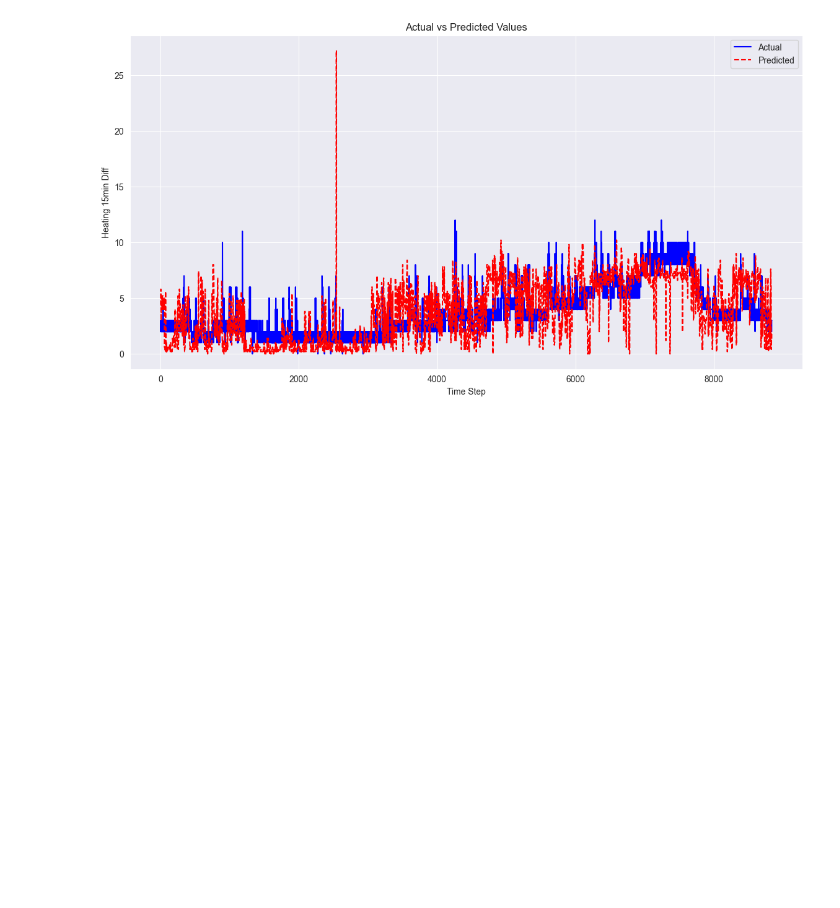
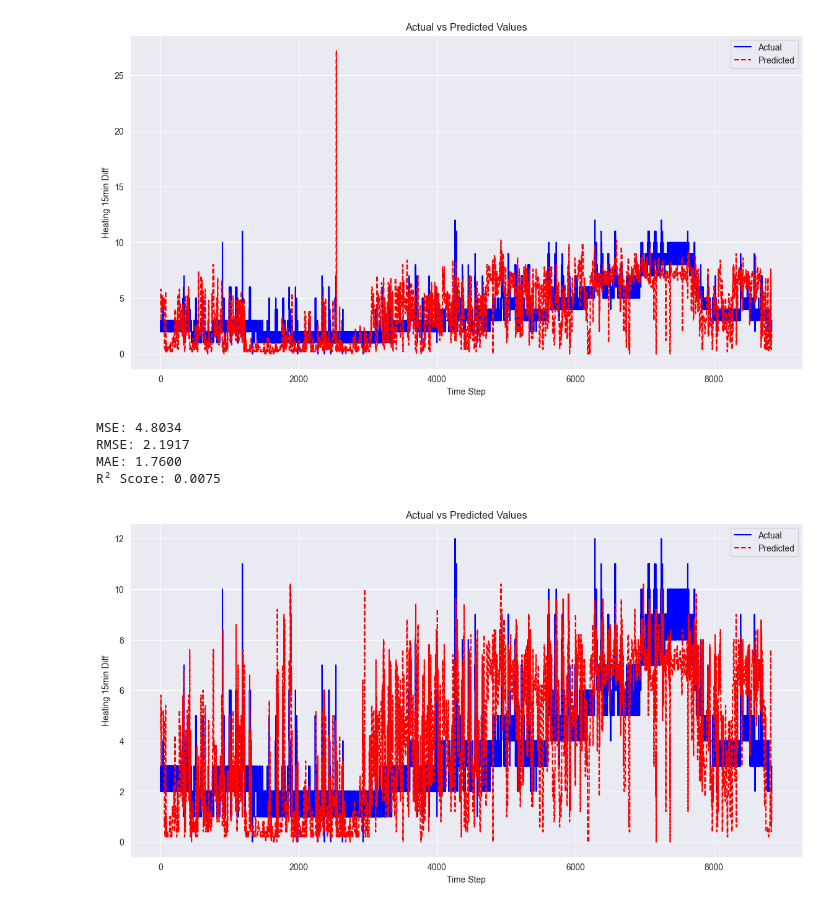
Before and after one commit to Albertyao1993/ECM_Prediction, a Jupyter notebook: Notebooks/KNN-Regressor_15mins.ipynb, the cells around one changed output. Saved outputs shown, nothing was run; the diff lists cells and outputs as text; code cells hidden in the pictures; blank space fills up the shorter version.

```diff
--- a/Notebooks/KNN-Regressor_15mins.ipynb
+++ b/Notebooks/KNN-Regressor_15mins.ipynb
@@ -7,7 +7,7 @@ import  seaborn as sns
 from sklearn.neighbors import KNeighborsRegressor
 from sklearn.metrics import mean_squared_error, mean_absolute_error, r2_score
 # %%
-df = pd.read_csv('../data_preprocessing/Merged_data/002_verwaltung_with_holidays.csv')
+df = pd.read_csv('../data_preprocessing/Merged_data/002_verwaltung_with_holidays_indoor_person_counts.csv')
 df['DateTime'] = pd.to_datetime(df['DateTime'], format='%Y-%m-%d %H:%M:%S')
 # %%
 df.set_index('DateTime',inplace=True)
@@ -132,3 +132,59 @@ plt.grid(True)
 plt.show()
 # %% [output]
 [figure]
+# %%
+# Prepare the data
+input_cols = [  'is_holiday',
+       'day_of_week', 'hour_of_day', 'is_working_hour', 'number_of_people',
+       'Temperature', 'Humidity', 'Dewpoint', 'Sun Duration',
+       'Precipitation Height', 'Wind Speed', 'Wind Direction',
+       'indoor_temperature', 'temperature_difference']
+target_col = 'heating_15min_diff'
+
+# Assuming train_data and test_data are already loaded DataFrames
+X_train = train_data[input_cols]
+y_train = train_data[target_col]
+X_test = test_data[input_cols]
+y_test = test_data[target_col]
+
+# Train the KNN Regressor model
+knn = KNeighborsRegressor(n_neighbors=5)
+knn.fit(X_train, y_train)
+
+# Make predictions
+y_pred = knn.predict(X_test)
+
+# Evaluate the model
+mse = mean_squared_error(y_test, y_pred)
+rmse = np.sqrt(mse)
+mae = mean_absolute_error(y_test, y_pred)
+r2 = r2_score(y_test, y_pred)
+
+print(f'MSE: {mse:.4f}')
+print(f'RMSE: {rmse:.4f}')
+print(f'MAE: {mae:.4f}')
+print(f'R² Score: {r2:.4f}')
+# %% [output]
+MSE: 4.8034
+RMSE: 2.1917
+MAE: 1.7600
+R² Score: 0.0075
+# %%
+# Assuming `y_test` and `y_pred` are your actual and predicted values respectively
+
+# Convert to numpy arrays if they are not already
+y_test = np.array(y_test)
+y_pred = np.array(y_pred)
+
+# Plot the actual vs predicted values
+plt.figure(figsize=(14, 7))
+plt.plot(y_test, label='Actual', color='b')
+plt.plot(y_pred, label='Predicted', color='r', linestyle='--')
+plt.xlabel('Time Step')
+plt.ylabel('Heating 15min Diff')
+plt.title('Actual vs Predicted Values')
+plt.legend()
+plt.grid(True)
+plt.show()
+# %% [output]
+[figure, added]
```
Also changed, not shown: parts of 2 cells of this notebook, 5 other files.
